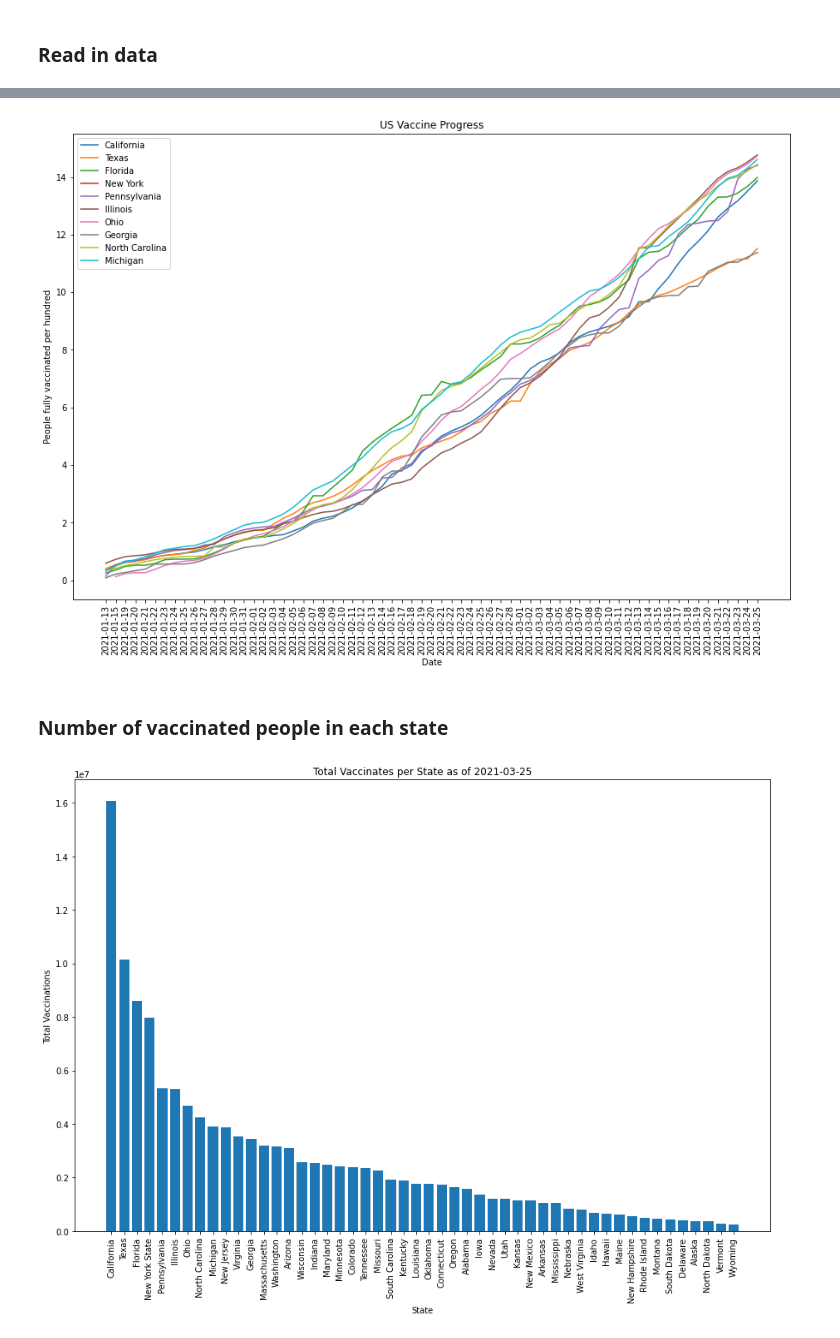
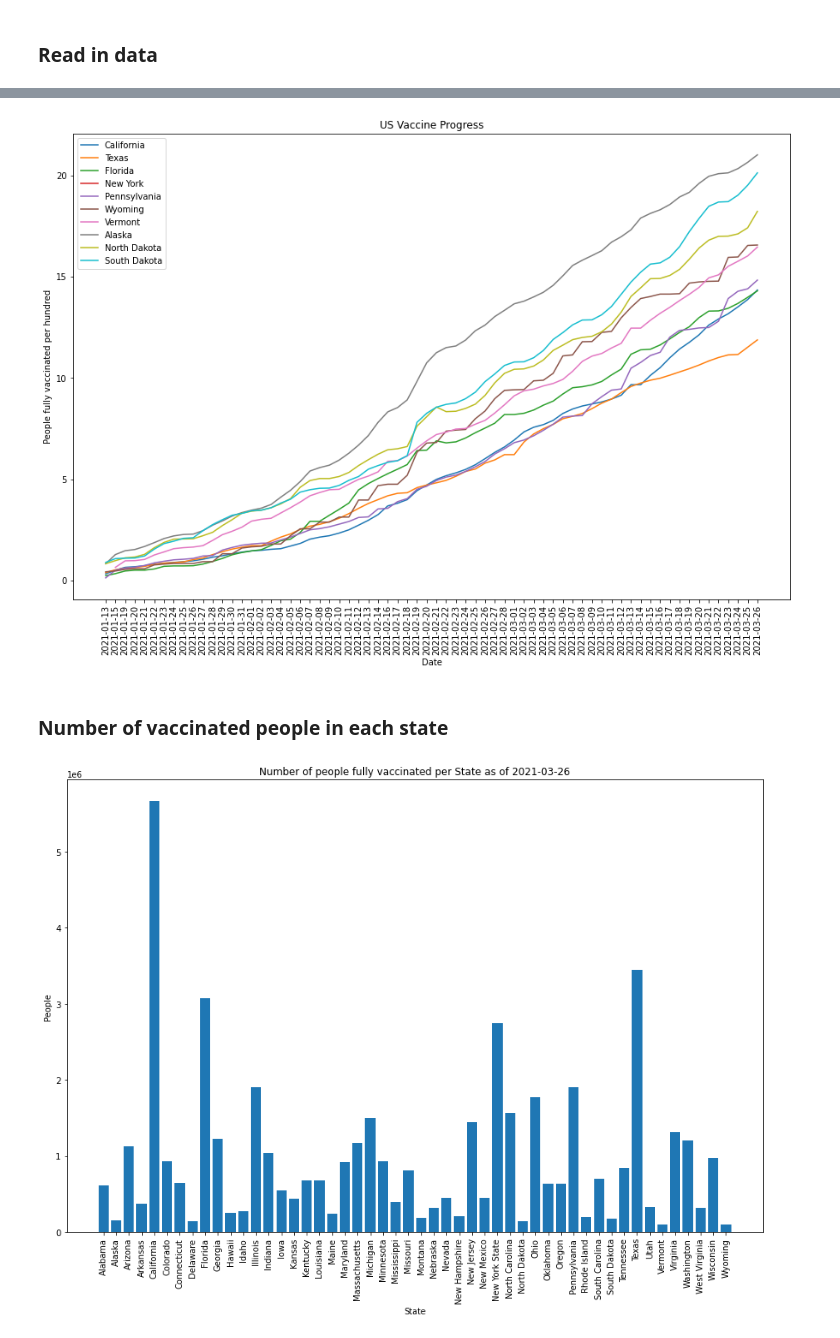
Before and after one commit to ezrc2/covid-vaccine-analysis, a Jupyter notebook: us-vaccines.ipynb, the cells around one changed output, grey strips where cells are left out. Drawn from its saved outputs; the diff is of its cells as text; code cells hidden in the pictures.

```diff
--- a/us-vaccines.ipynb
+++ b/us-vaccines.ipynb
@@ -16,5 +16,5 @@ df = df.dropna()
 # %%
-states = ['California', 'Texas', 'Florida', 'New York', 'Pennsylvania', 'Illinois', 'Ohio', 'Georgia', 'North Carolina', 'Michigan']
+states = ['California', 'Texas', 'Florida', 'New York', 'Pennsylvania', 'Wyoming', 'Vermont', 'Alaska', 'North Dakota', 'South Dakota']
 
 plt.figure(figsize=(15, 10))
 lst = []
@@ -29,13 +29,12 @@ plt.ylabel('People fully vaccinated per hundred')
 plt.legend(loc="upper left")
 plt.show()
 # %% [output]
-[figure, old version]
+[figure, new version]
 # %% [markdown]
 ### Number of vaccinated people in each state
 # %%
 states = df['location'].drop_duplicates()
 states = states.tolist()
-non_states = ['Northern Mariana Islands', 'United States', 'Marshall Islands', 'American Samoa', 'District of Columbia', 'Guam', 'Federated States of Micronesia',
-             'Indian Health Svc', 'Puerto Rico', 'Republic of Palau', 'Virgin Islands']
+non_states = ['Northern Mariana Islands', 'United States', 'Marshall Islands', 'American Samoa', 'District of Columbia', 'Guam', 'Federated States of Micronesia','Indian Health Svc', 'Puerto Rico', 'Republic of Palau', 'Virgin Islands']
 for area in non_states:
     states.remove(area)
@@ -44,17 +41,18 @@ most_recent_date = df.iloc[-1]['date']
 # %%
+most_recent_date = most_recent_date = df.iloc[-1]['date']
 x = {}
 for state in states:
     location = df.loc[df['location'] == state]
     row = location.iloc[-1]
-    x[state] = row['total_vaccinations']
+    x[state] = row['people_fully_vaccinated']
 
 states = sorted(x, key=x.get, reverse=True)
 plt.figure(figsize=(15, 10))
 plt.bar(x.keys(), x.values())
 plt.xticks(rotation=90)
-plt.title(f'Total Vaccinates per State as of {most_recent_date}')
+plt.title(f'Number of people fully vaccinated per State as of {most_recent_date}')
 plt.xlabel('State')
-plt.ylabel('Total Vaccinations')
+plt.ylabel('People')
 plt.show()
 # %% [output]
-[figure, old version]
+[figure, new version]
```
Also changed, not shown: parts of 4 cells of this notebook.
